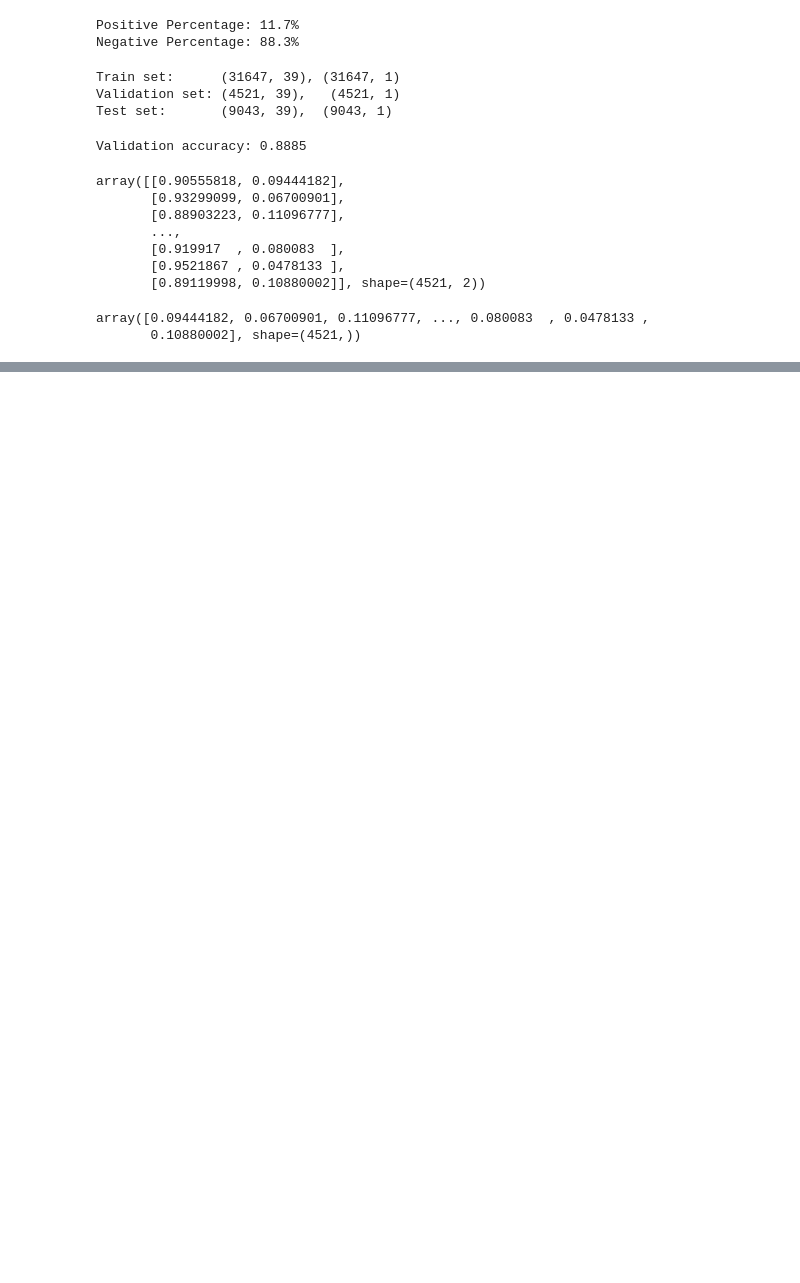
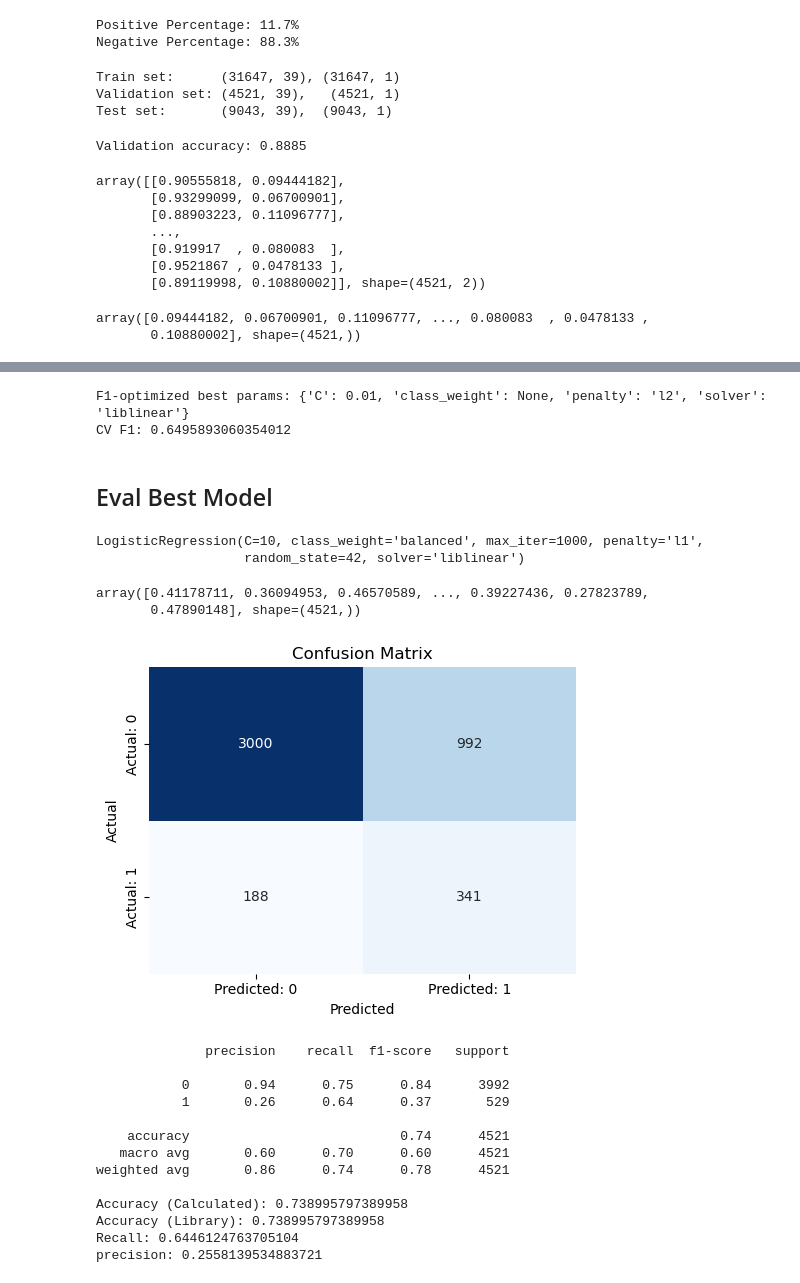
Before and after one commit to jmanwillz/ACML-Project, a Jupyter notebook: logreg/logreg.ipynb, the cells around one changed output, grey strips where cells are left out. Cells and saved outputs as stored; diff of their text form; code cells hidden in the pictures; blank space fills up the shorter version.

```diff
--- a/logreg/logreg.ipynb
+++ b/logreg/logreg.ipynb
@@ -418,0 +468,21 @@ ValueError: y_true takes value in {'no', 'yes'} and pos_label is not specified:
+# %%
+# 2. Grid search optimizing for precision
+grid_precision = GridSearchCV(
+    LogisticRegression(max_iter=1000, random_state=42),
+    param_grid,
+    scoring='precision',
+    cv=5
+)
+grid_precision.fit(X_train, y_train)
+print("Precision-optimized best params:", grid_precision.best_params_)
+print("CV precision:", grid_precision.best_score_)
+
+# 3. Evaluate both models on the validation set
+for name, model in [
+    ('Recall-optimized', grid_recall.best_estimator_),
+    ('Precision-optimized', grid_precision.best_estimator_)
+]:
+    y_val_pred = model.predict(X_val)
+    print(f"\n{name} model validation scores:")
+    print("  Recall   :", recall_score(y_val, y_val_pred))
+    print("  Precision:", precision_score(y_val, y_val_pred))
@@ -418,0 +500,46 @@ ValueError: y_true takes value in {'no', 'yes'} and pos_label is not specified:
+# %%
+# 3. Grid search optimizing for f1 score
+grid_f1 = GridSearchCV(
+    LogisticRegression(max_iter=1000, random_state=42),
+    param_grid,
+    scoring='f1',
+    cv=5
+)
+grid_f1.fit(X_train, y_train)
+print("F1-optimized best params:", grid_precision.best_params_)
+print("CV F1:", grid_precision.best_score_)
+# %% [output]
+F1-optimized best params: {'C': 0.01, 'class_weight': None, 'penalty': 'l2', 'solver': 'liblinear'}
+CV F1: 0.6495893060354012
+# %% [markdown]
+## Eval Best Model
+# %%
+best_model = grid_f1.best_estimator_
+best_model
+# %% [output]
+LogisticRegression(C=10, class_weight='balanced', max_iter=1000, penalty='l1',
+                   random_state=42, solver='liblinear')
+# %%
+y_pred = best_model.predict(X_val)
+y_prob = best_model.predict_proba(X_val)[:, 1]
+y_prob
+# %% [output]
+array([0.41178711, 0.36094953, 0.46570589, ..., 0.39227436, 0.27823789,
+       0.47890148], shape=(4521,))
+# %%
+plot_confusion_matrix(y_pred, y_val)
+# %% [output]
+[figure, added]
+              precision    recall  f1-score   support
+
+           0       0.94      0.75      0.84      3992
+           1       0.26      0.64      0.37       529
+
+    accuracy                           0.74      4521
+   macro avg       0.60      0.70      0.60      4521
+weighted avg       0.86      0.74      0.78      4521
+
+Accuracy (Calculated): 0.738995797389958
+Accuracy (Library): 0.738995797389958
+Recall: 0.6446124763705104
+precision: 0.2558139534883721
```
Also changed, not shown: parts of 16 cells of this notebook.
